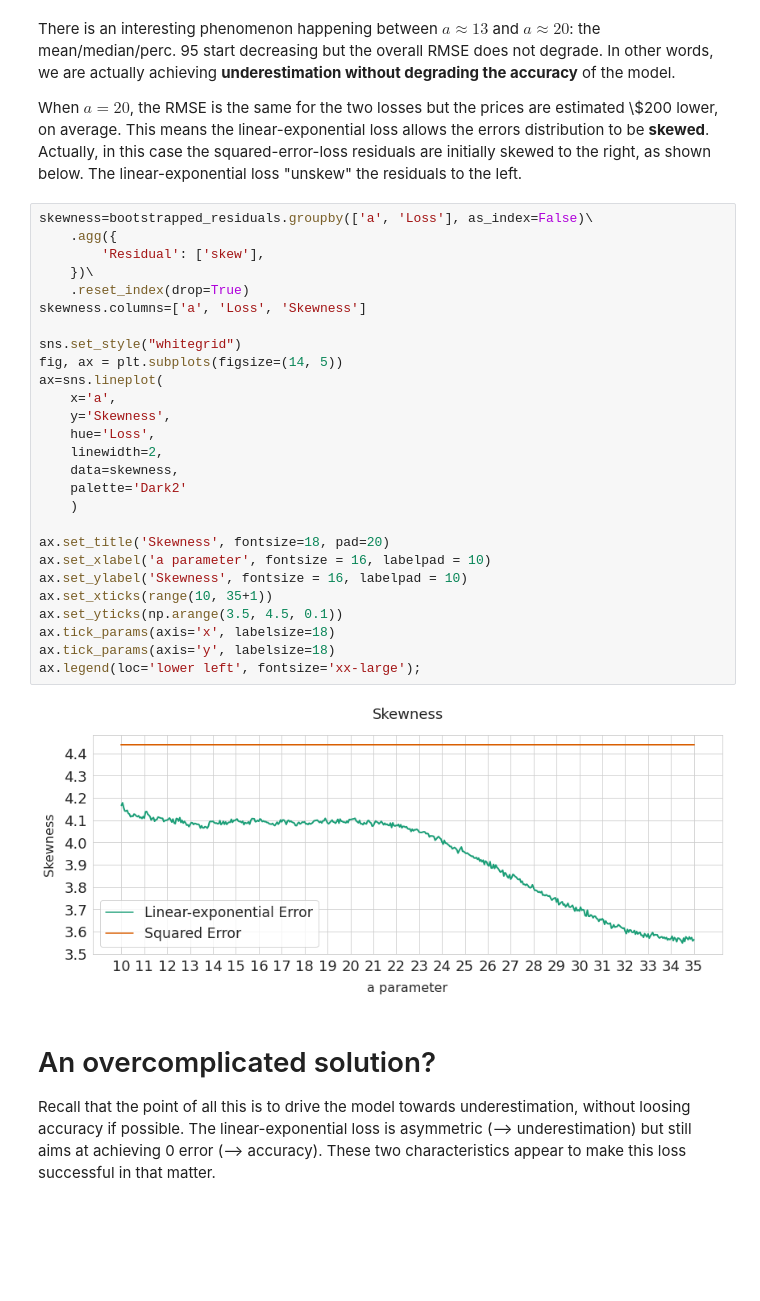
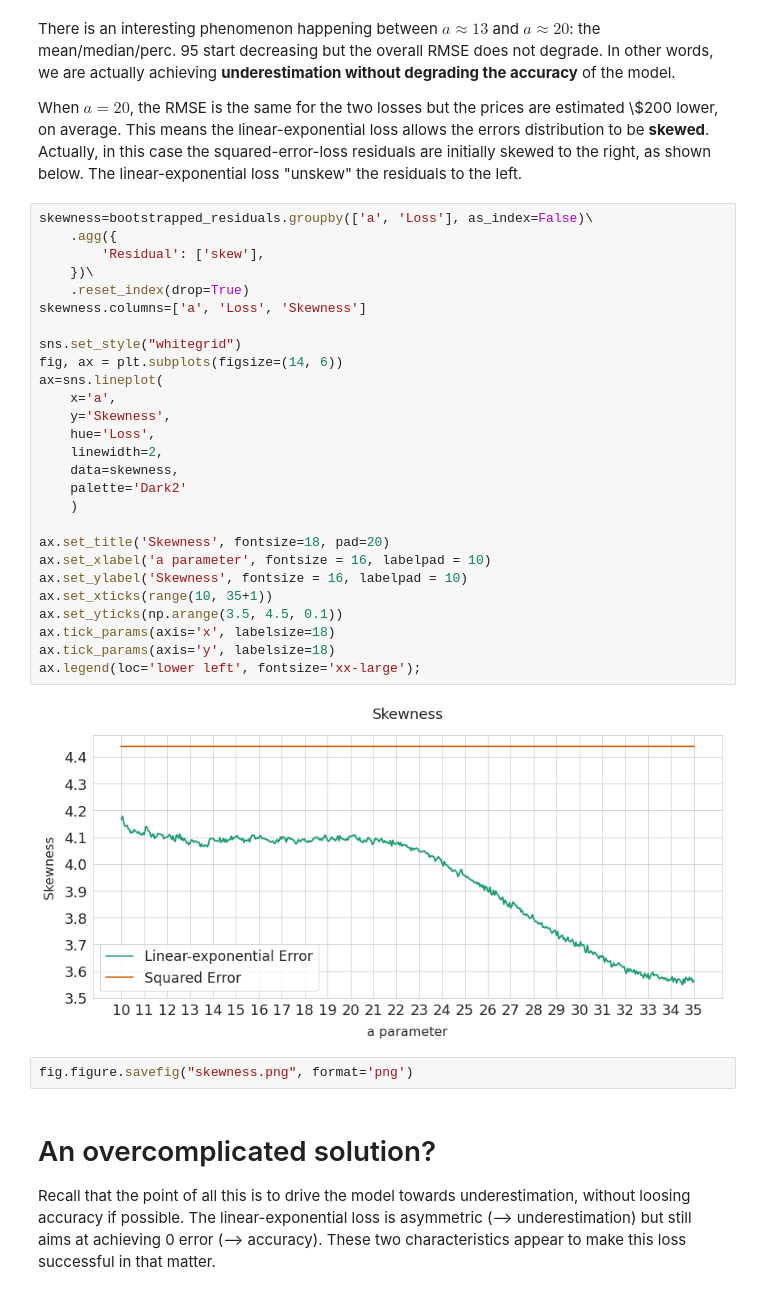
Before and after one commit to datatrigger/asymmetric_loss, a Jupyter notebook: asymmetric_loss.ipynb, the cells around one changed output. Saved outputs shown, nothing was run; the diff lists cells and outputs as text; blank space fills up the shorter version.

Commit message:
add figures exports to .png in .ipynb

```diff
--- a/asymmetric_loss.ipynb
+++ b/asymmetric_loss.ipynb
@@ -402,32 +404,34 @@ When $a=20$, the RMSE is the same for the two losses but the prices are estimate
 # %%
 skewness=bootstrapped_residuals.groupby(['a', 'Loss'], as_index=False)\
     .agg({
         'Residual': ['skew'],
     })\
     .reset_index(drop=True)
 skewness.columns=['a', 'Loss', 'Skewness']
 
 sns.set_style("whitegrid")
-fig, ax = plt.subplots(figsize=(14, 5))
+fig, ax = plt.subplots(figsize=(14, 6))
 ax=sns.lineplot(
     x='a',
     y='Skewness',
     hue='Loss',
     linewidth=2,
     data=skewness,
     palette='Dark2'
     )
 
 ax.set_title('Skewness', fontsize=18, pad=20)
 ax.set_xlabel('a parameter', fontsize = 16, labelpad = 10)
 ax.set_ylabel('Skewness', fontsize = 16, labelpad = 10)
 ax.set_xticks(range(10, 35+1))
 ax.set_yticks(np.arange(3.5, 4.5, 0.1))
 ax.tick_params(axis='x', labelsize=18)
 ax.tick_params(axis='y', labelsize=18)
 ax.legend(loc='lower left', fontsize='xx-large');
 # %% [output]
-[figure, old version]
+[figure, new version]
+# %%
+fig.figure.savefig("skewness.png", format='png')
 # %% [markdown]
 # An overcomplicated solution?
 
```
Also changed, not shown: parts of 2 cells of this notebook, 1 other file.
